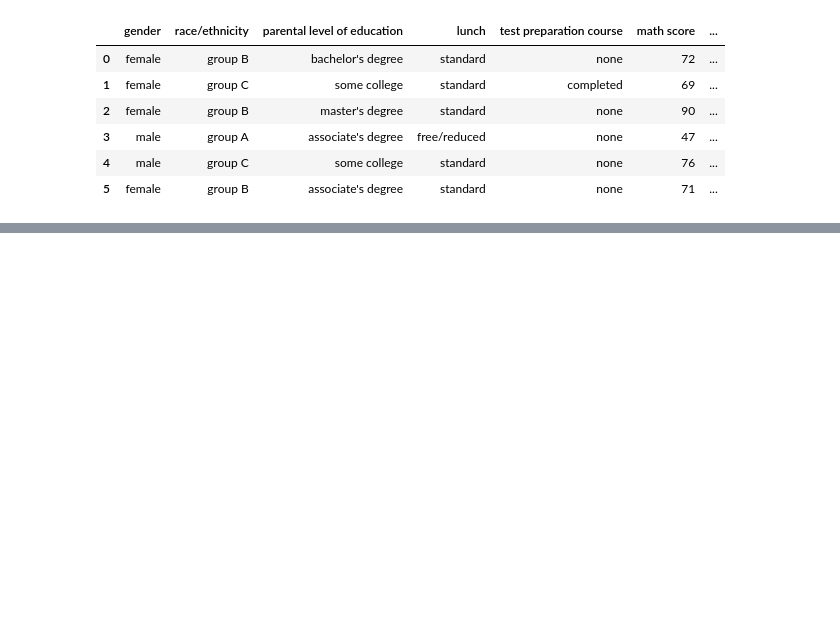
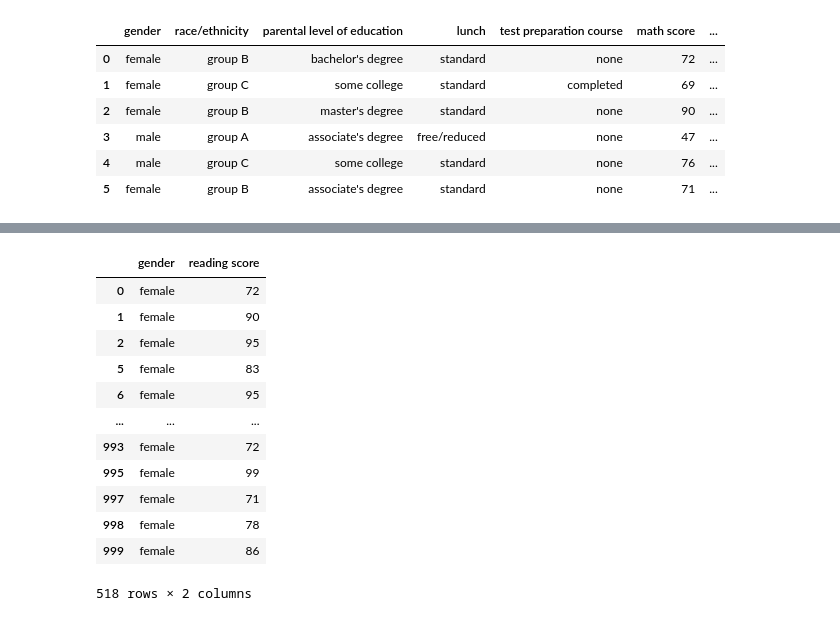
Before and after one commit to Reaexp/Data_Science, a Jupyter notebook: Introduction_to_Data_Science_and_Machine_Learning/Pandas_intro.ipynb, the cells around one changed output, grey strips where cells are left out. Cells and saved outputs as stored; diff of their text form; code cells hidden in the pictures; blank space fills up the shorter version.

```diff
--- a/Introduction_to_Data_Science_and_Machine_Learning/Pandas_intro.ipynb
+++ b/Introduction_to_Data_Science_and_Machine_Learning/Pandas_intro.ipynb
@@ -187,0 +229,16 @@ student_performance.iloc[:6]
+# %%
+student_performance.loc[student_performance.gender == 'female', ['gender', 'reading score']]
+# %% [output]
+|  | gender | reading score |
+| 0 | female | 72 |
+| 1 | female | 90 |
+| 2 | female | 95 |
+| 5 | female | 83 |
+| 6 | female | 95 |
+| ... | ... | ... |
+| 993 | female | 72 |
+| 995 | female | 99 |
+| 997 | female | 71 |
+| 998 | female | 78 |
+| 999 | female | 86 |
+518 rows × 2 columns
```
Also changed, not shown: parts of 17 cells of this notebook, 4 other files.
